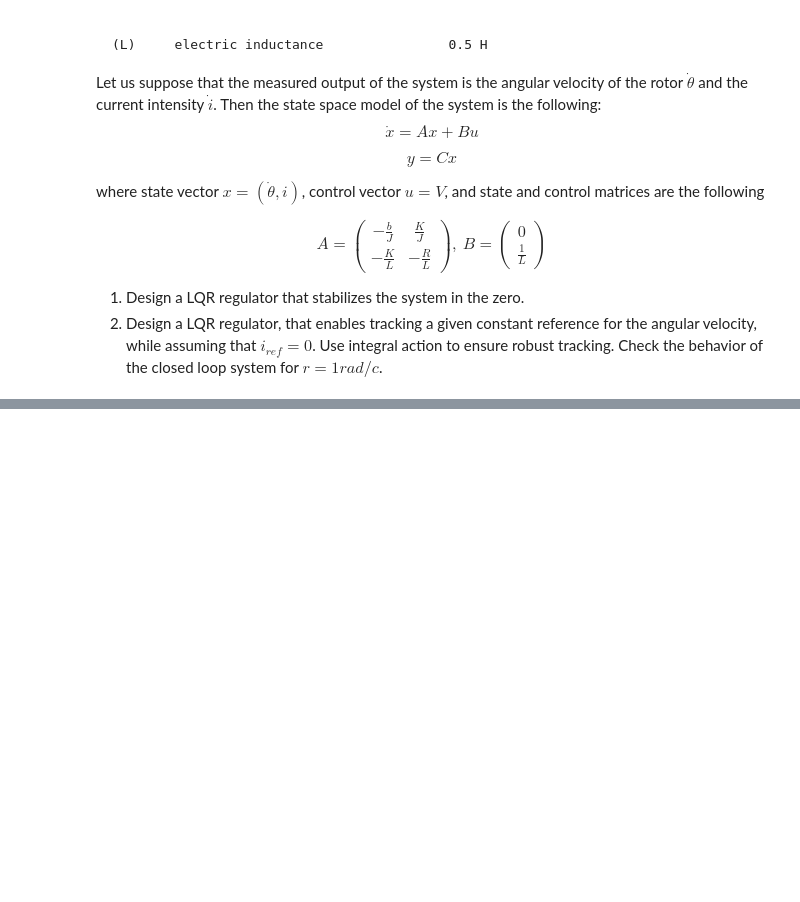
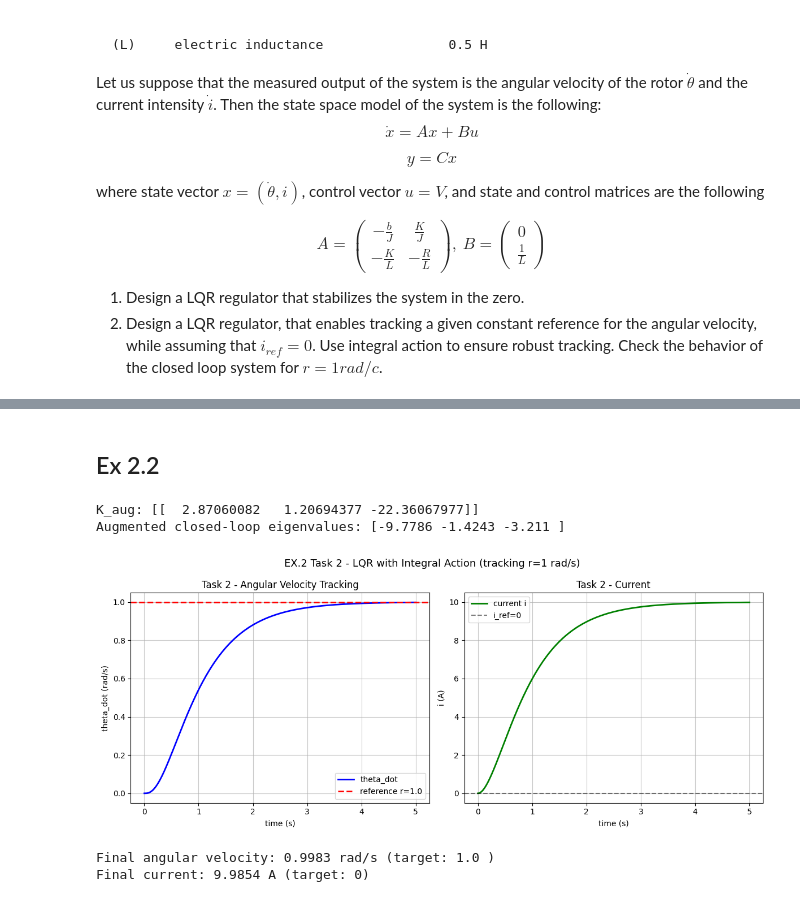
Before and after one commit to FBI-openup/CT_Control-theory, a Jupyter notebook: ZHANG Boyuan_TP4.ipynb, the cells around one changed output, grey strips where cells are left out. Drawn from its saved outputs; the diff is of its cells as text; code cells hidden in the pictures; blank space fills up the shorter version.

```diff
--- a/ZHANG Boyuan_TP4.ipynb
+++ b/ZHANG Boyuan_TP4.ipynb
@@ -434,0 +495,65 @@ $$ A = \begin{pmatrix} -\frac{b}{J}&\frac{K}{J}\\ -\frac{K}{L}&-\frac{R}{L}\end{
+# %% [markdown]
+## Ex 2.2
+# %%
+r_ref = 1.0
+C_track = np.array([[1, 0]])
+n_m = 2
+
+A_aug = np.block([
+    [A_m,           np.zeros((n_m, 1))],
+    [-C_track,      np.zeros((1, 1))]
+])
+B_aug = np.block([
+    [B_m],
+    [np.zeros((1, 1))]
+])
+
+Q_aug = np.diag([100, 1, 500])
+R_aug = np.array([[1]])
+K_aug, _, E_aug = ctr.lqr(A_aug, B_aug, Q_aug, R_aug)
+print("K_aug:", K_aug)
+print("Augmented closed-loop eigenvalues:", np.round(E_aug, 4))
+
+K_x = K_aug[:, :n_m]
+K_i = K_aug[:, n_m:]
+
+def motor_integral(state, t, A_m, B_m, K_x, K_i, r):
+    x = state[:n_m]
+    z = state[n_m:]
+    u = -(K_x @ x + K_i @ z)
+    dx = A_m @ x + B_m.flatten() * u[0]
+    dz = r - C_track @ x
+    return np.concatenate([dx, dz.flatten()])
+
+x0_aug = np.zeros(n_m + 1)
+sol_aug = odeint(motor_integral, x0_aug, T_m, args=(A_m, B_m, K_x, K_i, r_ref))
+
+fig, (ax1, ax2) = plt.subplots(1, 2, figsize=(12, 5))
+ax1.plot(T_m, sol_aug[:, 0], 'b', linewidth=2, label='theta_dot')
+ax1.axhline(r_ref, color='r', linestyle='--', linewidth=2, label=f'reference r={r_ref}')
+ax1.set_title('Task 2 - Angular Velocity Tracking')
+ax1.set_xlabel('time (s)')
+ax1.set_ylabel('theta_dot (rad/s)')
+ax1.legend()
+ax1.grid(True, alpha=0.7)
+
+ax2.plot(T_m, sol_aug[:, 1], 'g', linewidth=2, label='current i')
+ax2.axhline(0, color='k', linestyle='--', alpha=0.5, label='i_ref=0')
+ax2.set_title('Task 2 - Current')
+ax2.set_xlabel('time (s)')
+ax2.set_ylabel('i (A)')
+ax2.legend()
+ax2.grid(True, alpha=0.7)
+
+plt.suptitle('EX.2 Task 2 - LQR with Integral Action (tracking r=1 rad/s)', fontsize=13)
+plt.tight_layout()
+plt.show()
+
+print("Final angular velocity:", round(sol_aug[-1, 0], 4), "rad/s (target:", r_ref, ")")
+print("Final current:", round(sol_aug[-1, 1], 4), "A (target: 0)")
+# %% [output]
+K_aug: [[  2.87060082   1.20694377 -22.36067977]]
+Augmented closed-loop eigenvalues: [-9.7786 -1.4243 -3.211 ]
+[figure, added]
+Final angular velocity: 0.9983 rad/s (target: 1.0 )
+Final current: 9.9854 A (target: 0)
```
Also changed, not shown: parts of 3 cells of this notebook.
